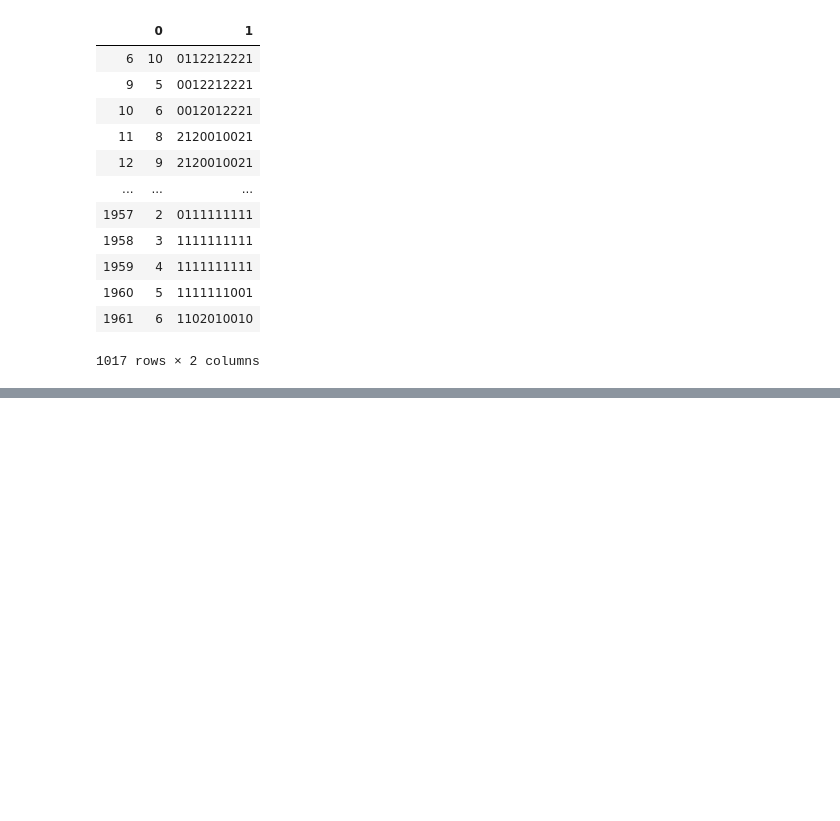
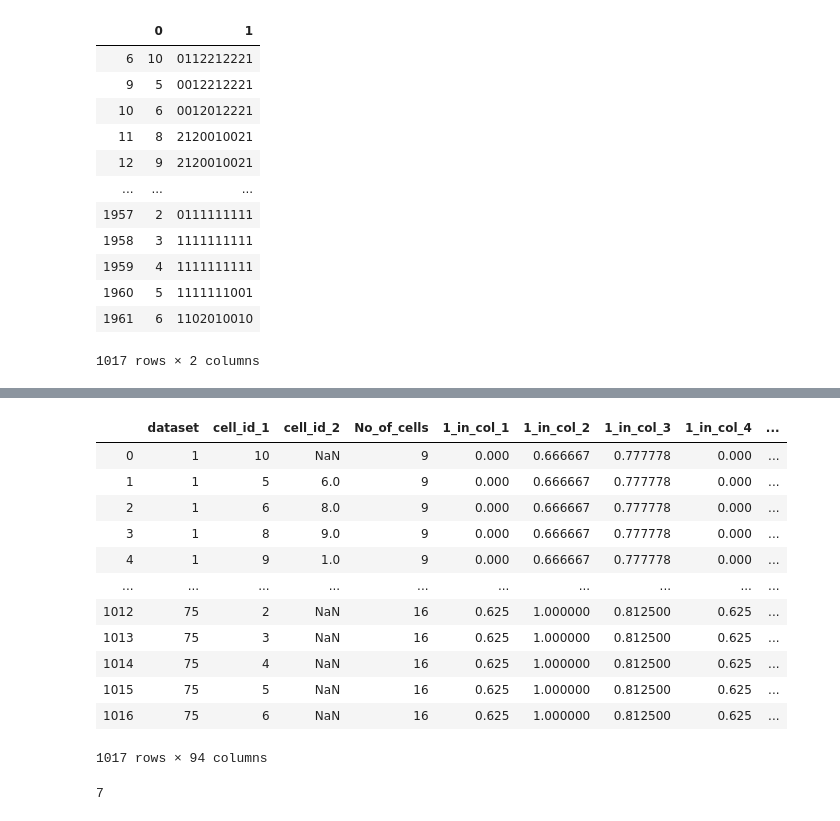
Before and after one commit to juneju-darad/temporary, a Jupyter notebook: combined/Untitled.ipynb, the cells around one changed output, grey strips where cells are left out. Drawn from its saved outputs; the diff is of its cells as text; code cells hidden in the pictures; blank space fills up the shorter version.

```diff
--- a/combined/Untitled.ipynb
+++ b/combined/Untitled.ipynb
@@ -95,0 +119,31 @@ skip_.to_csv(r'skip_.csv')
+# %%
+for dataset_number in final_output_Copy.dataset:
+    for row_index in range(0,final_output_Copy.shape[0]-1000):
+        for next_row_index in range(row_index+1,final_output_Copy.shape[0]-1001):
+            if(row_index != next_row_index):
+                if(final_output_Copy.level[row_index] == final_output_Copy.level[next_row_index]):
+                    #replicate current row
+                    #fill up cell_id_2
+                    final_output_Copy.at[row_index,'cell_id_2'] = final_output_Copy.cell_id_1[row_index+1]
+                    #copy 10bit of cell_id_2
+                    #paste into cell_id_2 column
+# %%
+final_output_Copy
+# %% [output]
+|  | dataset | cell_id_1 | cell_id_2 | No_of_cells | 1_in_col_1 | 1_in_col_2 | 1_in_col_3 | 1_in_col_4 | ... |
+| 0 | 1 | 10 | NaN | 9 | 0.000 | 0.666667 | 0.777778 | 0.000 | ... |
+| 1 | 1 | 5 | 6.0 | 9 | 0.000 | 0.666667 | 0.777778 | 0.000 | ... |
+| 2 | 1 | 6 | 8.0 | 9 | 0.000 | 0.666667 | 0.777778 | 0.000 | ... |
+| 3 | 1 | 8 | 9.0 | 9 | 0.000 | 0.666667 | 0.777778 | 0.000 | ... |
+| 4 | 1 | 9 | 1.0 | 9 | 0.000 | 0.666667 | 0.777778 | 0.000 | ... |
+| ... | ... | ... | ... | ... | ... | ... | ... | ... | ... |
+| 1012 | 75 | 2 | NaN | 16 | 0.625 | 1.000000 | 0.812500 | 0.625 | ... |
+| 1013 | 75 | 3 | NaN | 16 | 0.625 | 1.000000 | 0.812500 | 0.625 | ... |
+| 1014 | 75 | 4 | NaN | 16 | 0.625 | 1.000000 | 0.812500 | 0.625 | ... |
+| 1015 | 75 | 5 | NaN | 16 | 0.625 | 1.000000 | 0.812500 | 0.625 | ... |
+| 1016 | 75 | 6 | NaN | 16 | 0.625 | 1.000000 | 0.812500 | 0.625 | ... |
+1017 rows × 94 columns
+# %%
+final_output_Copy.cell_id_1[next_row_index]
+# %% [output]
+7
```
Also changed, not shown: parts of 3 cells of this notebook, 1 other file.
